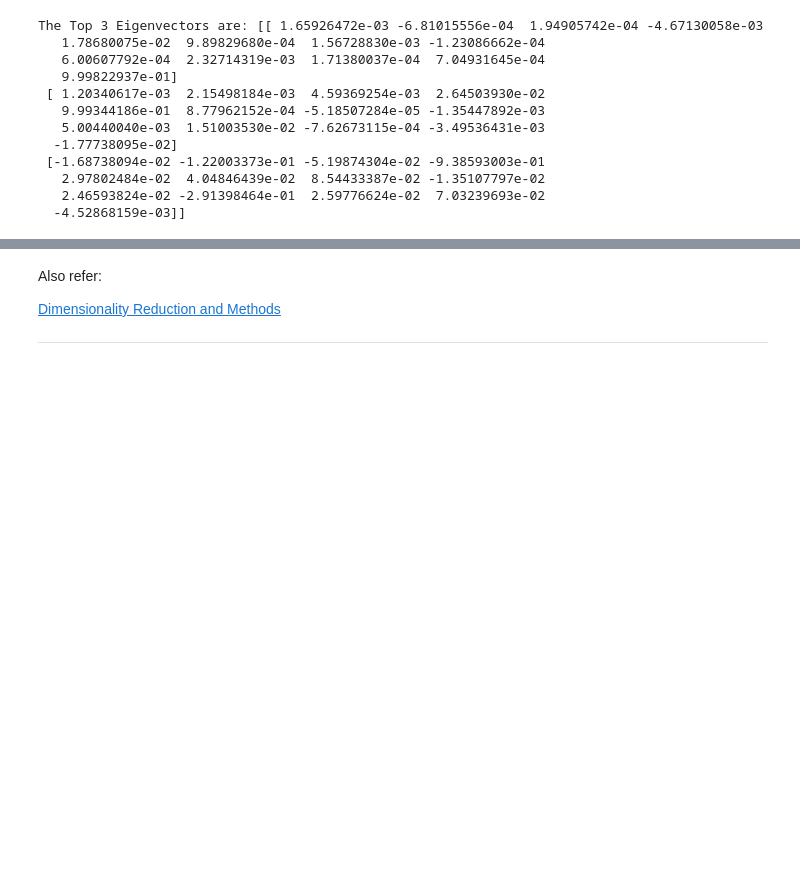
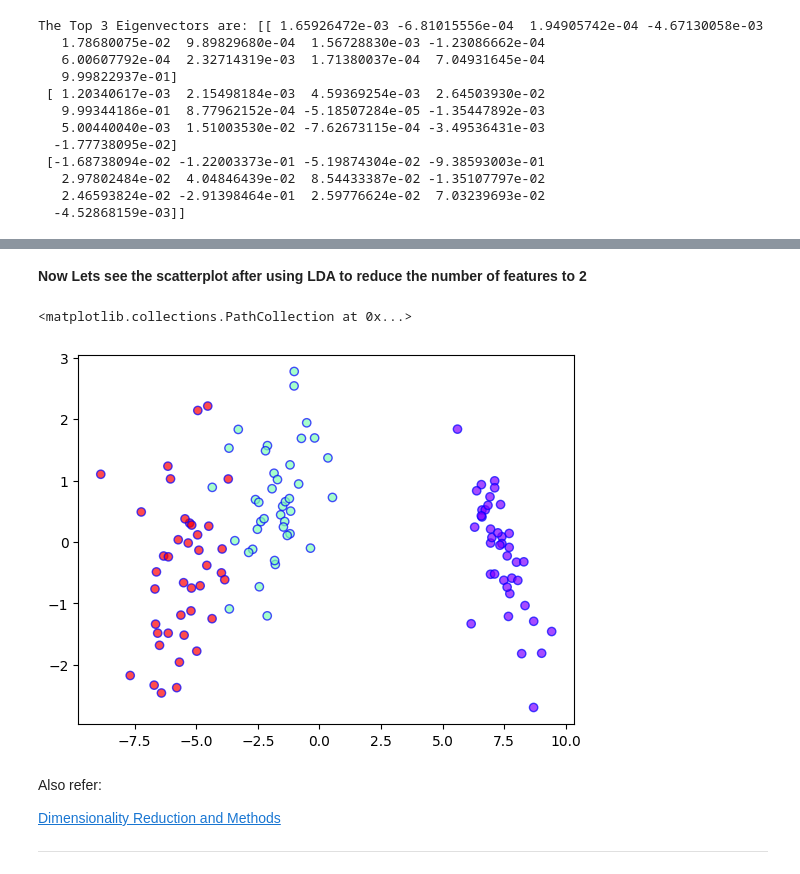
Before and after one commit to bhaskar-ruthvik/CS-F415-Data-Mining-Notebooks, a Jupyter notebook: 01-Data-Preprocessing.ipynb, the cells around one changed output, grey strips where cells are left out. Cells and saved outputs as stored; diff of their text form; code cells hidden in the pictures; blank space fills up the shorter version.

```diff
--- a/01-Data-Preprocessing.ipynb
+++ b/01-Data-Preprocessing.ipynb
@@ -562,3 +635,13 @@ The Top 3 Eigenvectors are: [[ 1.65926472e-03 -6.81015556e-04  1.94905742e-04 -4
+# %% [markdown]
+**Now Lets see the scatterplot after using LDA to reduce the number of features to 2**
+# %%
+plt.scatter(
+    lda_X_train_final[:,0],lda_X_train_final[:,1],c=lda_y_train,cmap='rainbow',
+  alpha=0.7,edgecolors='b'
+)
+# %% [output]
+<matplotlib.collections.PathCollection at 0x...>
+[figure, added]
 # %% [markdown]
 Also refer:
 
```
Also changed, not shown: parts of 10 cells of this notebook, 1 other file.
